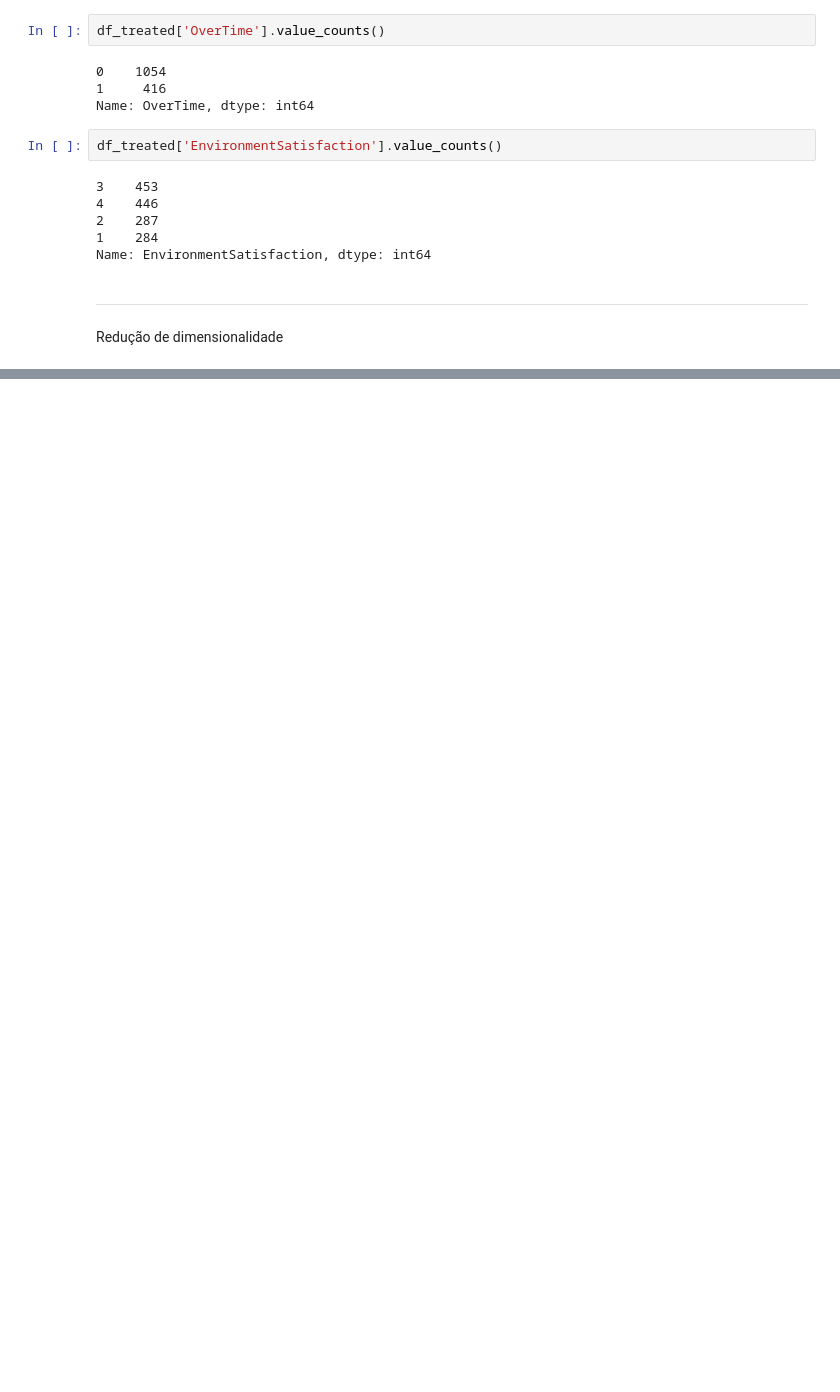
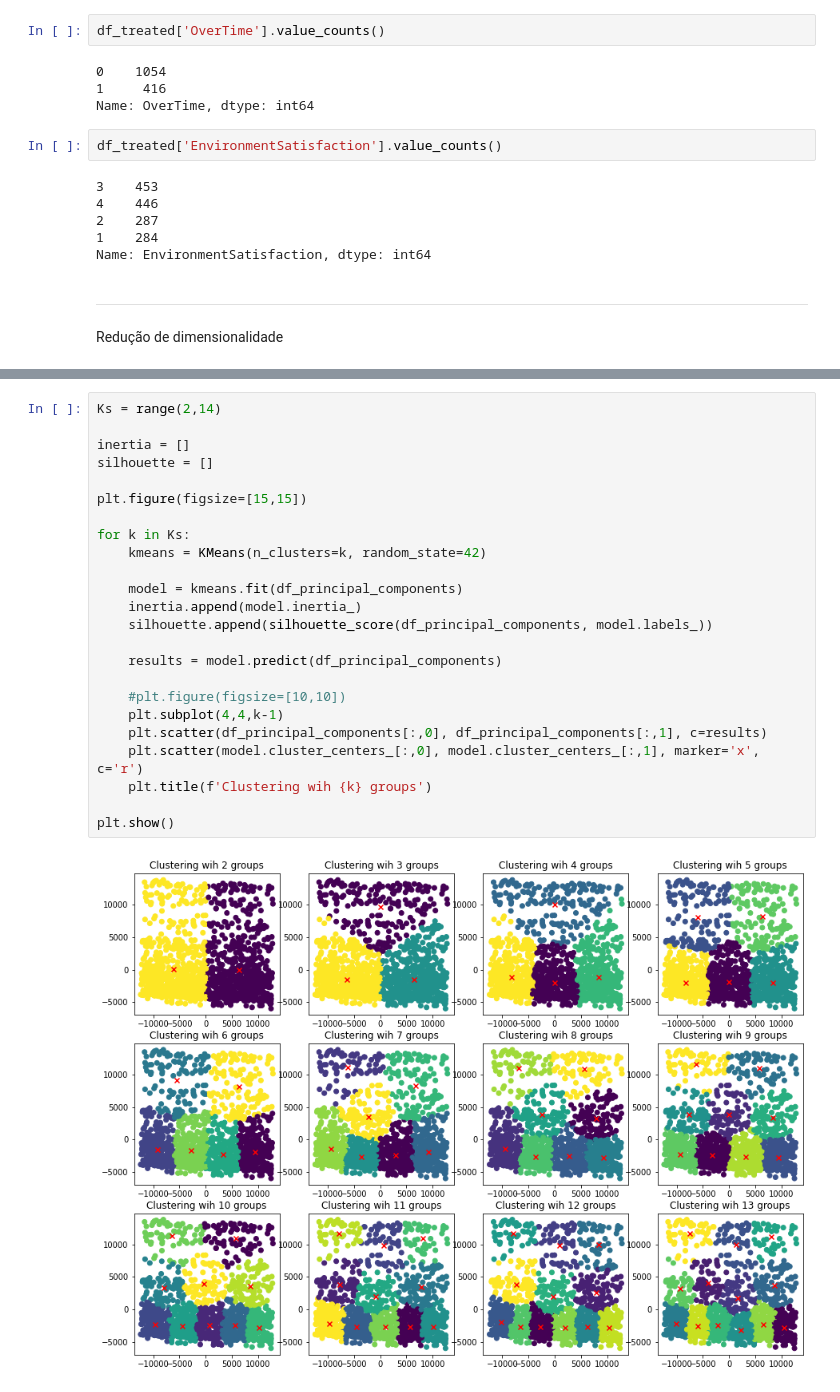
Before and after one commit to gasp37/employee-attrition-and-performance, a Jupyter notebook: employee_attrition_analysis.ipynb, the cells around one changed output, grey strips where cells are left out. Saved outputs shown, nothing was run; the diff lists cells and outputs as text; blank space fills up the shorter version.

```diff
--- a/employee_attrition_analysis.ipynb
+++ b/employee_attrition_analysis.ipynb
@@ -348,0 +316,26 @@ plt.show()
+# %%
+Ks = range(2,14)
+
+inertia = []
+silhouette = []
+
+plt.figure(figsize=[15,15])
+
+for k in Ks:
+    kmeans = KMeans(n_clusters=k, random_state=42)
+
+    model = kmeans.fit(df_principal_components)
+    inertia.append(model.inertia_)
+    silhouette.append(silhouette_score(df_principal_components, model.labels_))
+
+    results = model.predict(df_principal_components)
+
+    #plt.figure(figsize=[10,10])
+    plt.subplot(4,4,k-1)
+    plt.scatter(df_principal_components[:,0], df_principal_components[:,1], c=results)
+    plt.scatter(model.cluster_centers_[:,0], model.cluster_centers_[:,1], marker='x', c='r')
+    plt.title(f'Clustering wih {k} groups')
+
+plt.show()
+# %% [output]
+[figure, added]
```
Also changed, not shown: parts of 32 cells of this notebook.
